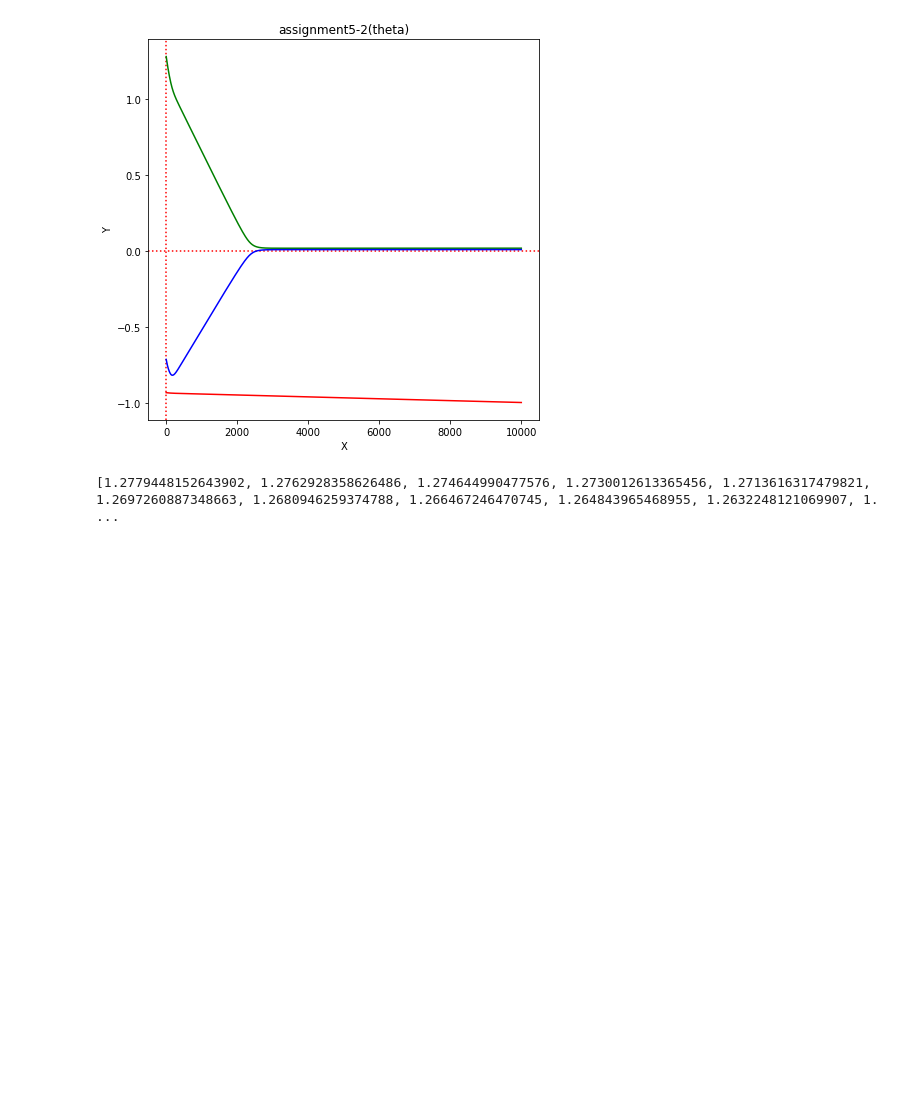
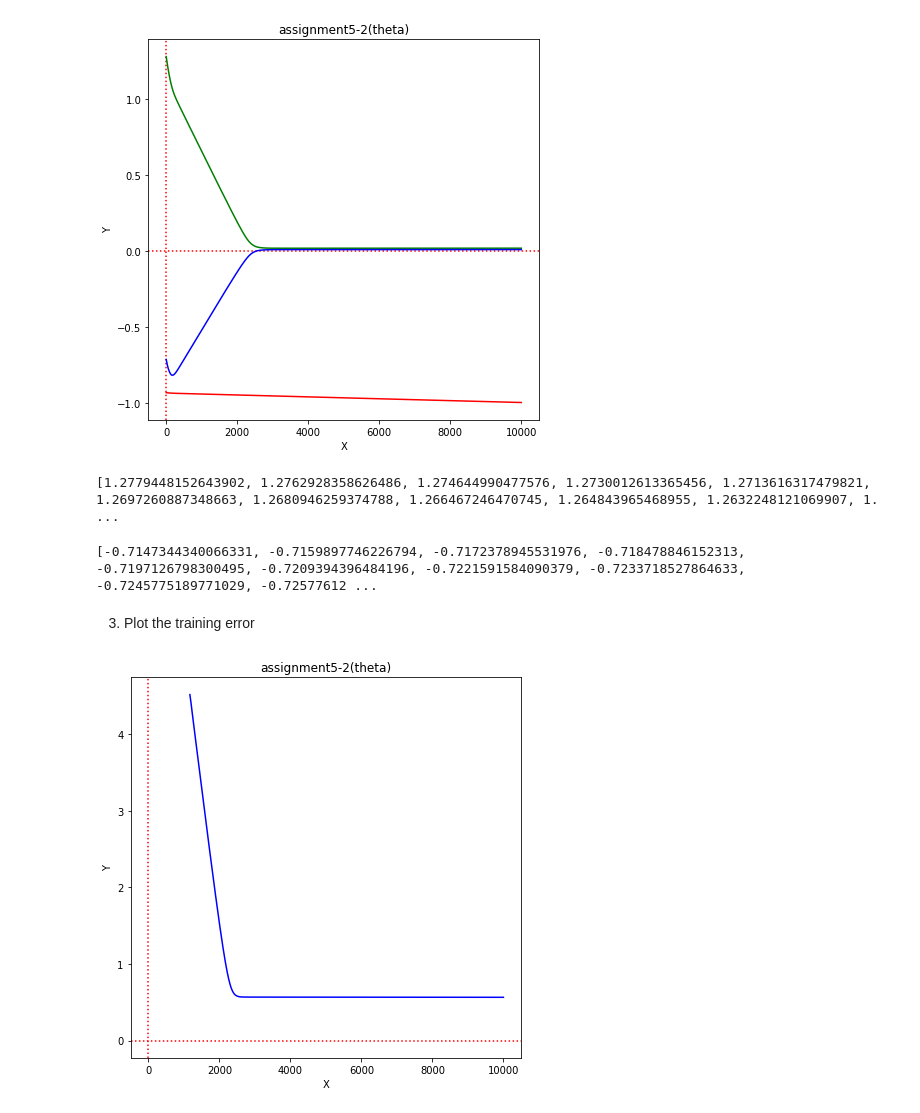
Before and after one commit to ChanWoongJeon/machinelearning, a Jupyter notebook: assignment5.ipynb, the cells around one changed output. Saved outputs shown, nothing was run; the diff lists cells and outputs as text; code cells hidden in the pictures; blank space fills up the shorter version.

Commit message:
3.Plot the training error

```diff
--- a/assignment5.ipynb
+++ b/assignment5.ipynb
@@ -70,4 +70,19 @@ print(theta_1)
 # %% [output]
 [1.2779448152643902, 1.2762928358626486, 1.274644990477576, 1.2730012613365456, 1.2713616317479821, 1.2697260887348663, 1.2680946259374788, 1.266467246470745, 1.264843965468955, 1.2632248121069907, 1. ...
 # %%
-print(theta)
+print(theta_2)
+# %% [output]
+[-0.7147344340066331, -0.7159897746226794, -0.7172378945531976, -0.718478846152313, -0.7197126798300495, -0.7209394396484196, -0.7221591584090379, -0.7233718527864633, -0.7245775189771029, -0.72577612 ...
+# %% [markdown]
+3. Plot the training error
+# %%
+plt.figure(figsize=(7, 7))
+plt.axvline(x=0, color = 'r',linestyle=':')
+plt.axhline(y=0, color = 'r',linestyle=':')
+plt.title("assignment5-2(theta)")
+plt.xlabel('X')
+plt.ylabel('Y')
+plt.plot(range(10000),cost_,color='b')
+plt.show()
+# %% [output]
+[figure, added]
```
